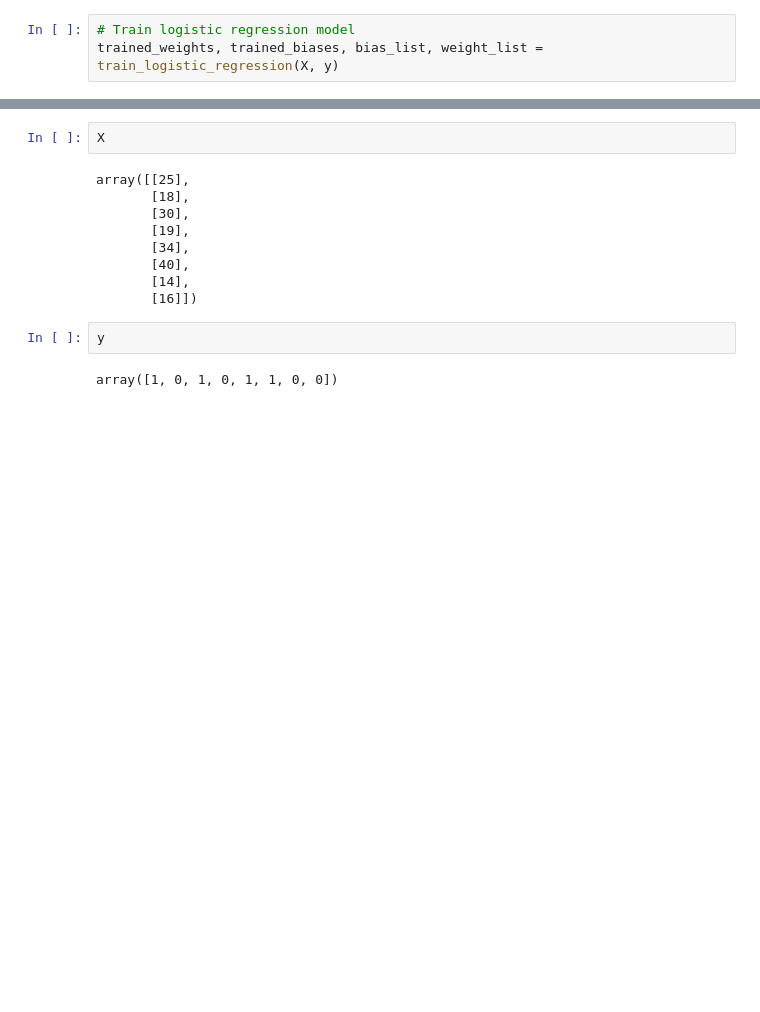
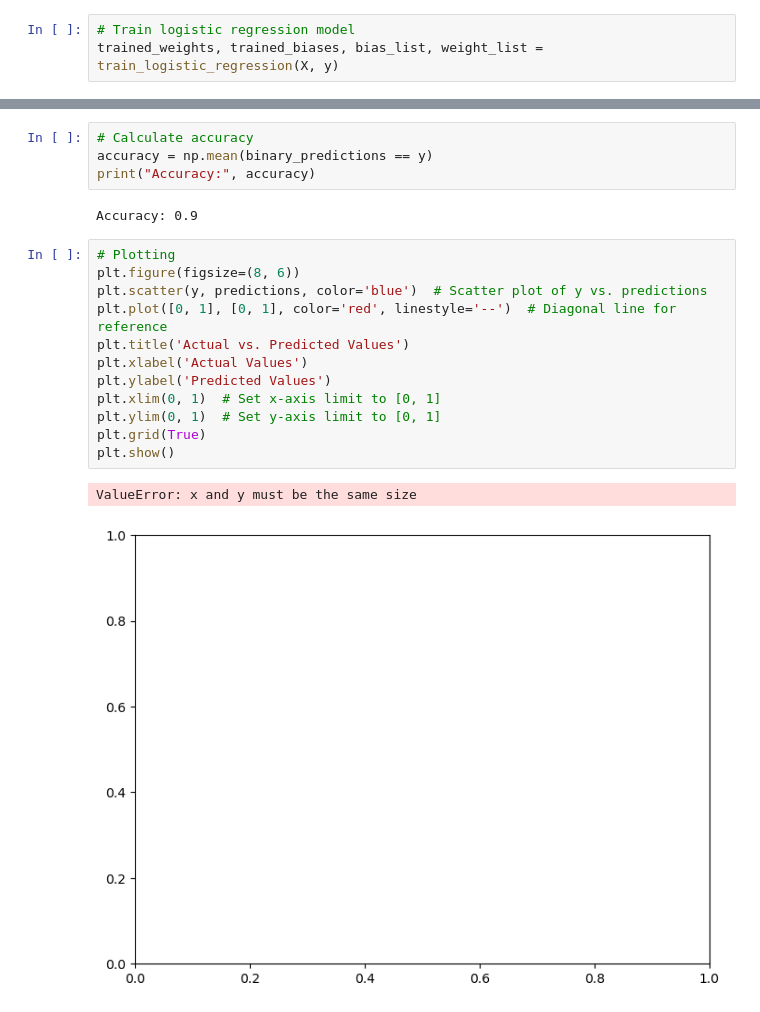
Before and after one commit to karamalhanatleh/Deep-Learning-Specialization, a Jupyter notebook: Neural Networks and Deep Learning/Logistic_Regression_Tutorial.ipynb, the cells around one changed output, grey strips where cells are left out. Drawn from its saved outputs; the diff is of its cells as text; blank space fills up the shorter version.

```diff
--- a/Neural Networks and Deep Learning/Logistic_Regression_Tutorial.ipynb
+++ b/Neural Networks and Deep Learning/Logistic_Regression_Tutorial.ipynb
@@ -133,15 +133,21 @@ Binary Predictions: [1 1 1 1 1 1 0 0]
-# %%
-X
-# %% [output]
-array([[25],
-       [18],
-       [30],
-       [19],
-       [34],
-       [40],
-       [14],
-       [16]])
-# %%
-y
-# %% [output]
-array([1, 0, 1, 0, 1, 1, 0, 0])
+# %%
+# Calculate accuracy
+accuracy = np.mean(binary_predictions == y)
+print("Accuracy:", accuracy)
+# %% [output]
+Accuracy: 0.9
+# %%
+# Plotting
+plt.figure(figsize=(8, 6))
+plt.scatter(y, predictions, color='blue')  # Scatter plot of y vs. predictions
+plt.plot([0, 1], [0, 1], color='red', linestyle='--')  # Diagonal line for reference
+plt.title('Actual vs. Predicted Values')
+plt.xlabel('Actual Values')
+plt.ylabel('Predicted Values')
+plt.xlim(0, 1)  # Set x-axis limit to [0, 1]
+plt.ylim(0, 1)  # Set y-axis limit to [0, 1]
+plt.grid(True)
+plt.show()
+# %% [output]
+ValueError: x and y must be the same size
+[figure, added]
```
Also changed, not shown: parts of 9 cells of this notebook.
